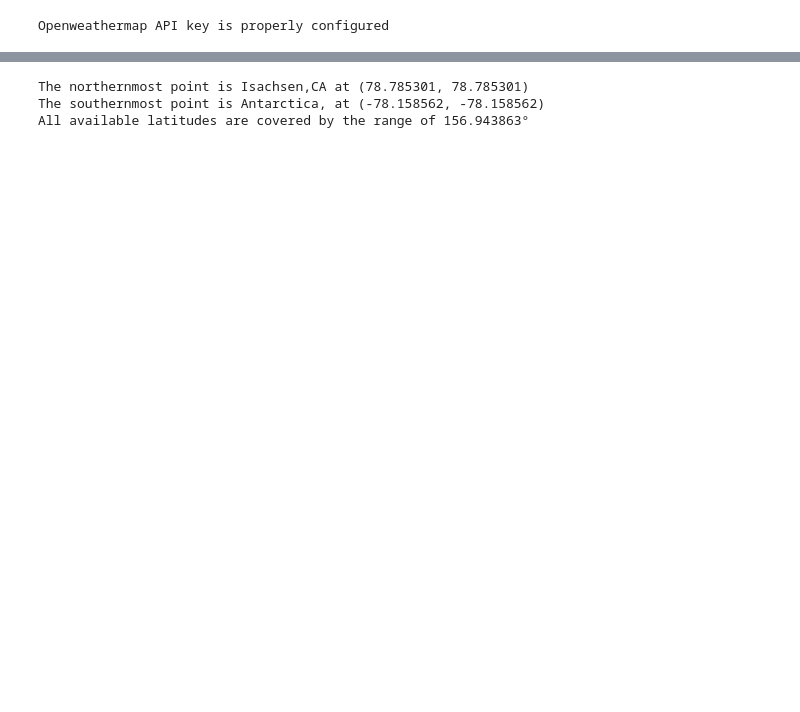
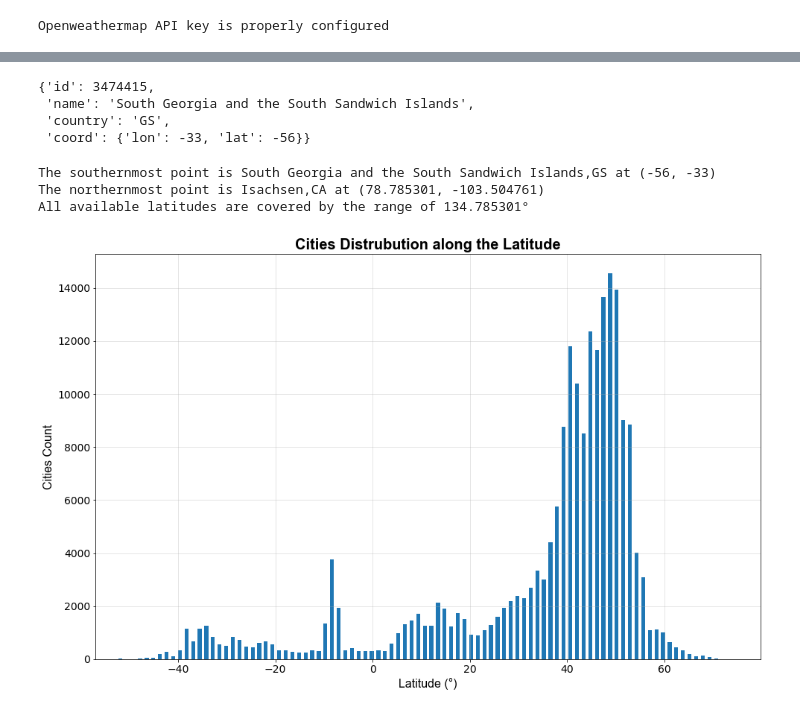
Before and after one commit to Demarsch/data-analytics-bootcamp, a Jupyter notebook: 06 - PyWeather/Code/TestCities.ipynb, the cells around one changed output, grey strips where cells are left out. Cells and saved outputs as stored; diff of their text form; code cells hidden in the pictures; blank space fills up the shorter version.

Commit message:
Add city pick logic and weather data retrieval

```diff
--- a/06 - PyWeather/Code/TestCities.ipynb
+++ b/06 - PyWeather/Code/TestCities.ipynb
@@ -58,8 +65,17 @@ This particular analyse will be done for the values **N=7500** and **X=25** (300
 # %%
 # Initial configuration
-cities_count = 7500
-cities_per_bundle = 25
+interval_count = 100
+cities_per_bundle = 20
 city_list_url = 'http://bulk.openweathermap.org/sample/city.list.min.json.gz'
+
+# Date we build our analysis for
+date = datetime.today() + timedelta(days=1)
+date_str = date.strftime('%Y-%b-%d')
+
+# OWM settings
+settings = {'units': 'imperial', 'appid': config.owm_api_key }
+api_call_limit = 60
+api_time_limit = 60
 # %%
 # 1. Load all available cities from openweathermap.org
 print(f'Loading cities list from {city_list_url} ...')
@@ -79,3 +143,13 @@ cities.sort(key=(lambda x: x['coord']['lat']))
+# %%
+# There are only two Antarctica-related points (09/06/18) but they are so far away from real cities that
+# there will be a huge interval with no cities at all. Lets just remove them. No outliers from the northern side
+cities = cities[2:]
+cities[0]
+# %% [output]
+{'id': 3474415,
+ 'name': 'South Georgia and the South Sandwich Islands',
+ 'country': 'GS',
+ 'coord': {'lon': -33, 'lat': -56}}
 # %%
 # 3. Take the min an max available latitudes and calculate the available latitude range
 northernmost = cities[-1]
@@ -83,12 +157,41 @@ southernmost = cities[0]
 min_latitude = southernmost['coord']['lat']
 max_latitude = northernmost['coord']['lat']
 latitude_range = max_latitude - min_latitude
+print(f'The southernmost point is {southernmost["name"]},{southernmost["country"]}',end='')
+print(f' at ({southernmost["coord"]["lat"]}, {southernmost["coord"]["lon"]})')
 print(f'The northernmost point is {northernmost["name"]},{northernmost["country"]}',end='')
-print(f' at ({northernmost["coord"]["lat"]}, {northernmost["coord"]["lat"]})')
-print(f'The southernmost point is {southernmost["name"]},{southernmost["country"]}',end='')
-print(f' at ({southernmost["coord"]["lat"]}, {southernmost["coord"]["lat"]})')
+print(f' at ({northernmost["coord"]["lat"]}, {northernmost["coord"]["lon"]})')
 print(f'All available latitudes are covered by the range of {latitude_range:.6f}°')
 # %% [output]
-The northernmost point is Isachsen,CA at (78.785301, 78.785301)
-The southernmost point is Antarctica, at (-78.158562, -78.158562)
-All available latitudes are covered by the range of 156.943863°
+The southernmost point is South Georgia and the South Sandwich Islands,GS at (-56, -33)
+The northernmost point is Isachsen,CA at (78.785301, -103.504761)
+All available latitudes are covered by the range of 134.785301°
+# %%
+# 4. Split this range into N subranges
+city_groups = [[] for _ in range(interval_count)]
+city_latitudes = [city['coord']['lat'] for city in cities]
+latitude_bins = np.linspace(min_latitude, max_latitude, num=interval_count)
+city_bin_indices = np.digitize(city_latitudes, latitude_bins)
+for i in range(len(cities)):
+    city = cities[i]
+    # Also lets join the city and country names
+    city['full_name'] = f'{city["name"]},{city["country"]}'
+    bin_index = city_bin_indices[i] - 1
+    city_groups[bin_index].append(city)
+# %%
+# Lets just take a peek at how cities are spread across the whole latitude range
+cities_count = [len(city_group) for city_group in city_groups]
+plt.figure(figsize=fig_size)
+plt.bar(latitude_bins, cities_count)
+plt.xlabel('Latitude (°)', **axis_font)
+plt.xlim(min_latitude - 1, max_latitude + 1)
+#plt.ylim(21, 99)
+plt.xticks(fontsize=ticks_fontsize)
+plt.ylabel('Cities Count', **axis_font)
+plt.yticks(fontsize=ticks_fontsize)
+plt.title(f'Cities Distrubution along the Latitude', **title_font)
+plt.grid(alpha=0.4)
+plt.savefig('../Output/Charts/CitiesDistrubution.png')
+plt.show()
+# %% [output]
+[figure, added]
```
Also changed, not shown: parts of 8 cells of this notebook, 1 other file.
